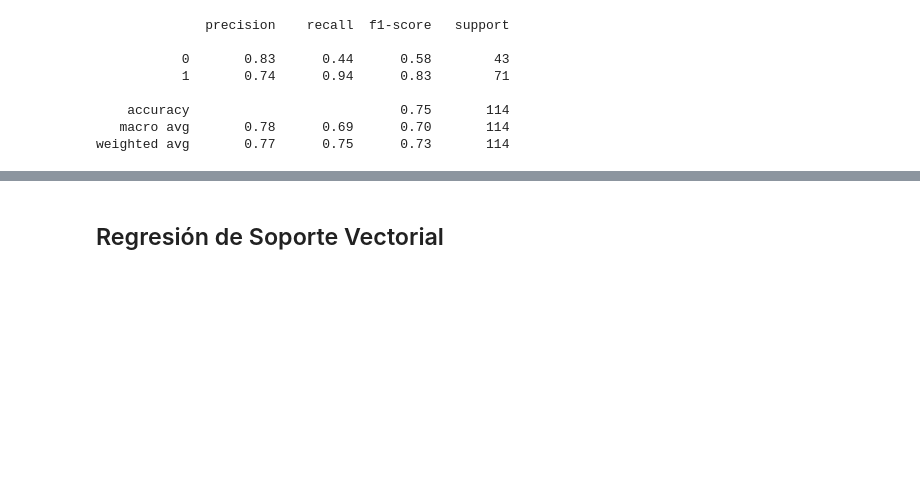
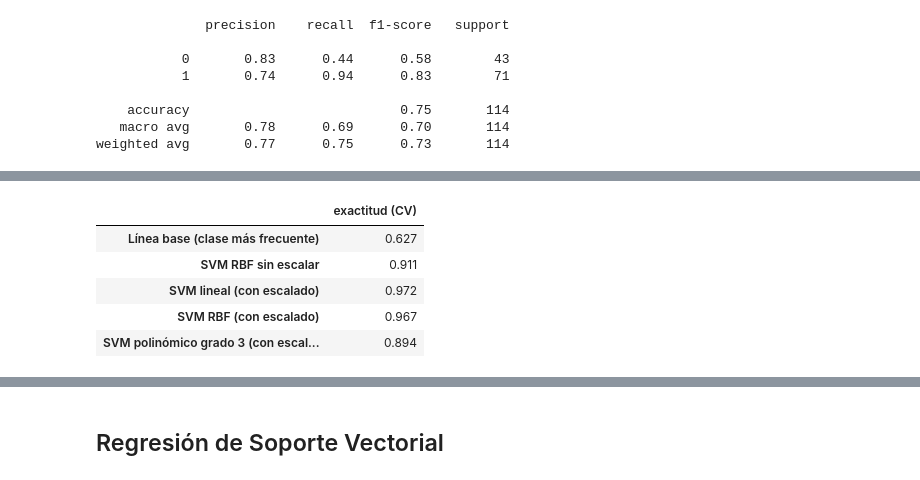
Before and after one commit to contreras-juan/Material-Ciencia-de-Datos, a Jupyter notebook: Machine_Learning/Supervised/06_SVM.ipynb, the cells around one changed output, grey strips where cells are left out. Saved outputs shown, nothing was run; the diff lists cells and outputs as text; code cells hidden in the pictures; blank space fills up the shorter version.

```diff
--- a/Machine_Learning/Supervised/06_SVM.ipynb
+++ b/Machine_Learning/Supervised/06_SVM.ipynb
@@ -439,0 +482,28 @@ weighted avg       0.77      0.75      0.73       114
+# %%
+from sklearn.datasets import load_breast_cancer
+from sklearn.dummy import DummyClassifier
+from sklearn.model_selection import StratifiedKFold, GridSearchCV, cross_val_score
+from sklearn.pipeline import Pipeline
+from sklearn.preprocessing import StandardScaler
+
+cancer_completo = load_breast_cancer(as_frame=True)
+X_c, y_c = cancer_completo.data, cancer_completo.target
+X_train, X_test, y_train, y_test = train_test_split(X_c, y_c, test_size=0.25, stratify=y_c, random_state=SEED)
+cv = StratifiedKFold(n_splits=5, shuffle=True, random_state=SEED)
+
+modelos = {
+    'Línea base (clase más frecuente)': DummyClassifier(strategy='most_frequent'),
+    'SVM RBF sin escalar': SVC(),
+    'SVM lineal (con escalado)': Pipeline([('escalador', StandardScaler()), ('svm', SVC(kernel='linear'))]),
+    'SVM RBF (con escalado)': Pipeline([('escalador', StandardScaler()), ('svm', SVC(kernel='rbf'))]),
+    'SVM polinómico grado 3 (con escalado)': Pipeline([('escalador', StandardScaler()), ('svm', SVC(kernel='poly'))]),
+}
+pd.DataFrame({nombre: {'exactitud (CV)': cross_val_score(m, X_train, y_train, cv=cv).mean()}
+              for nombre, m in modelos.items()}).T.round(3)
+# %% [output]
+|  | exactitud (CV) |
+| Línea base (clase más frecuente) | 0.627 |
+| SVM RBF sin escalar | 0.911 |
+| SVM lineal (con escalado) | 0.972 |
+| SVM RBF (con escalado) | 0.967 |
+| SVM polinómico grado 3 (con escal... | 0.894 |
```
Also changed, not shown: parts of 9 cells of this notebook, 2 other files.
